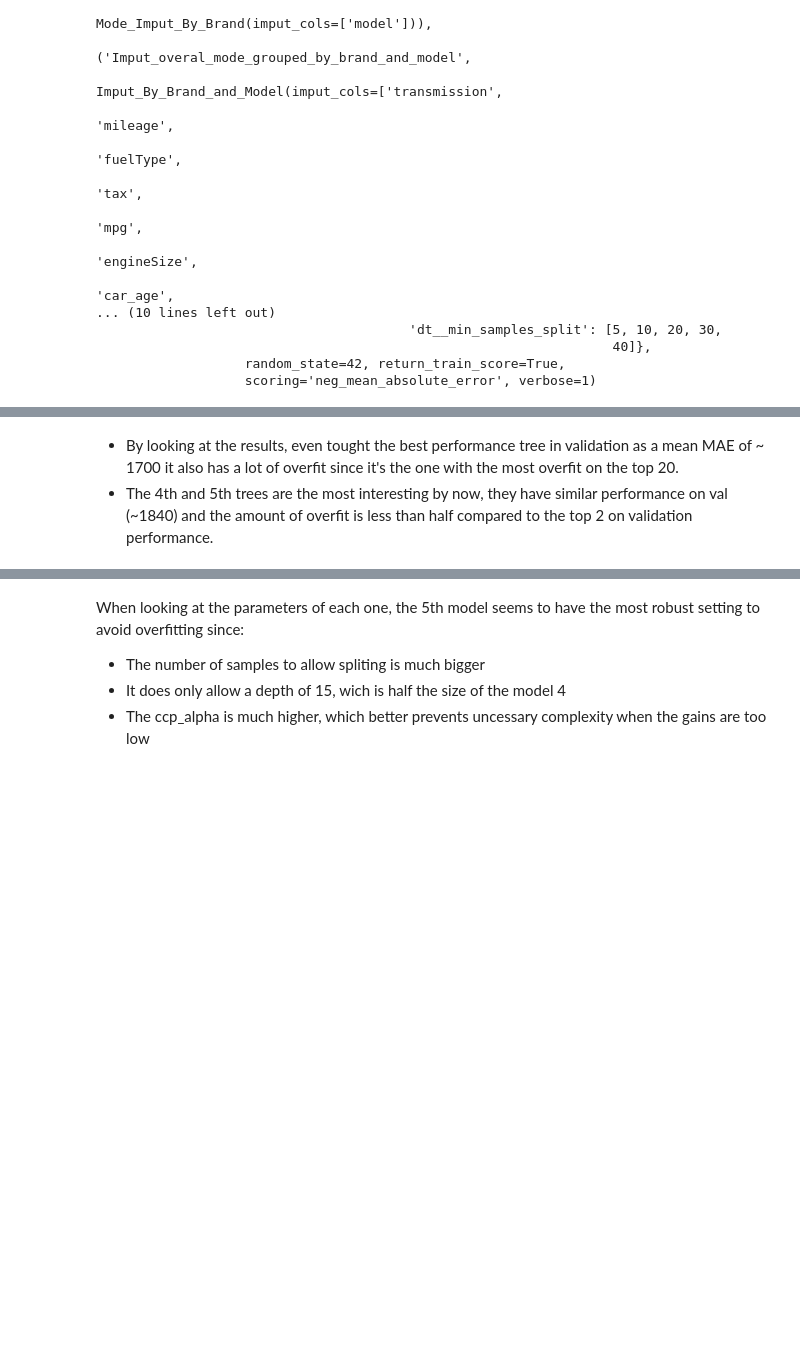
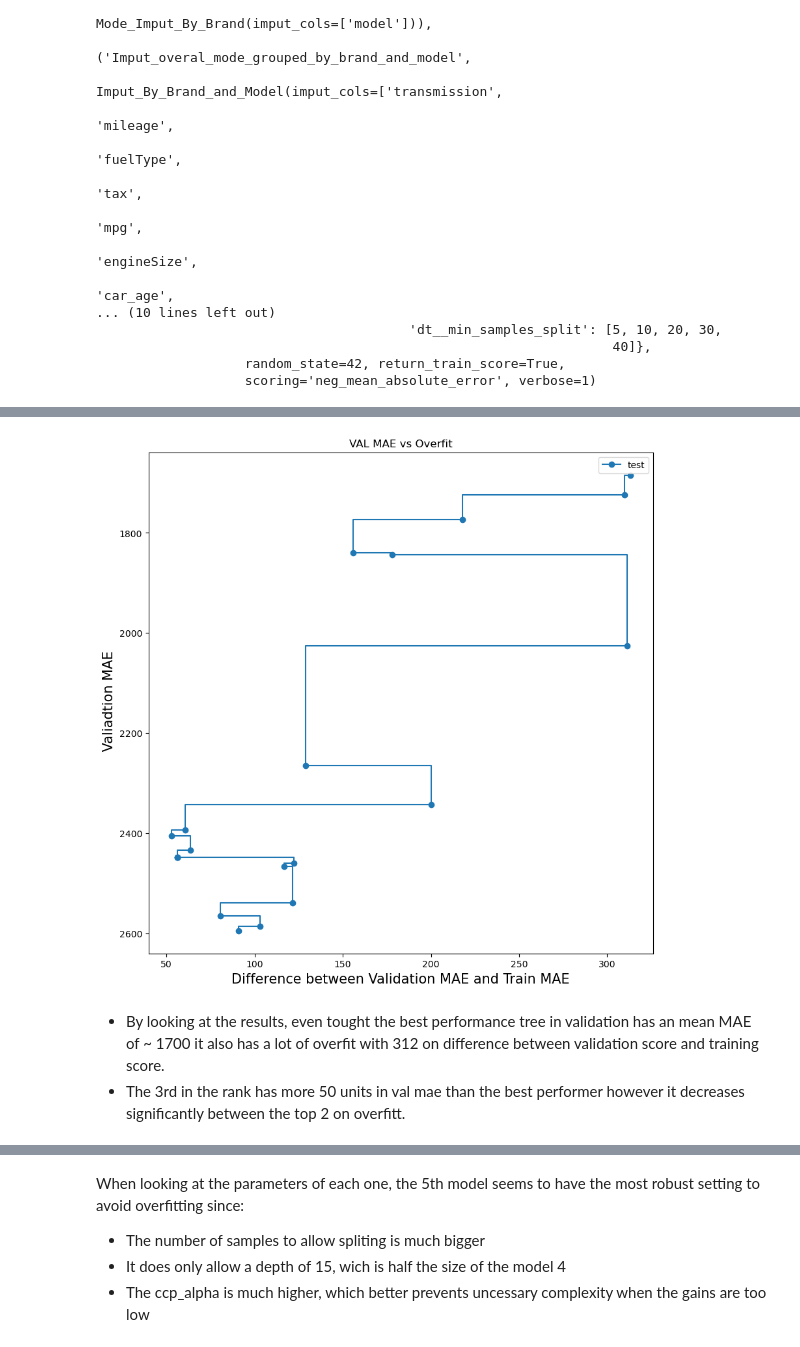
Before and after one commit to miguelrebelo291/Expediting-Car-Evaluations-with-ML, a Jupyter notebook: notebooks/model.ipynb, the cells around one changed output, grey strips where cells are left out. Cells and saved outputs as stored; diff of their text form; code cells hidden in the pictures; blank space fills up the shorter version.

```diff
--- a/notebooks/model.ipynb
+++ b/notebooks/model.ipynb
@@ -963,6 +960,6 @@ cv_results.head(20)
 # %%
 cv_results["overfit"] = (cv_results["mean_test_score"] - cv_results["mean_train_score"]) *-1
-cv_results["overfit"]
+cv_results["overfit%"] =  cv_results["overfit"] / cv_results["mean_test_score"] * -100
 # %% [output]
 0     312.949889
 1     309.763147
@@ -984,6 +998,23 @@ Name: overfit, dtype: float64
+# %%
+train_scores = -cv_results["mean_train_score"]
+test_scores = -cv_results["mean_test_score"]
+overfit = cv_results["overfit"]
+
+
+fig, ax = plt.subplots(figsize=(10, 10))
+
+ax.set_xlabel("Difference between Validation MAE and Train MAE", fontsize=15)
+ax.set_ylabel(" Valiadtion MAE", fontsize=15)
+ax.set_title("VAL MAE vs Overfit")
+ax.plot(overfit, test_scores,  marker='o', label="test",  drawstyle="steps-post")
+ax.invert_yaxis()
+ax.legend()
+plt.show()
+# %% [output]
+[figure, added]
 # %% [markdown]
-- By looking at the results, even tought the best performance tree in validation as a mean MAE of ~ 1700 it also has a lot of overfit since it's the one with the most overfit on the top 20.
-- The 4th and 5th trees are the most interesting by now, they have similar performance on val (~1840) and the amount of overfit is less than half compared to the top 2 on validation performance.
+- By looking at the results, even tought the best performance tree in validation has an mean MAE of ~ 1700 it also has a lot of overfit with 312 on difference between validation score and training score.
+- The 3rd in the rank has more 50 units in val mae than the best performer however it decreases significantly between the top 2 on overfitt.
 # %% [markdown]
 <hr>
 
```
Also changed, not shown: parts of 18 cells of this notebook.
